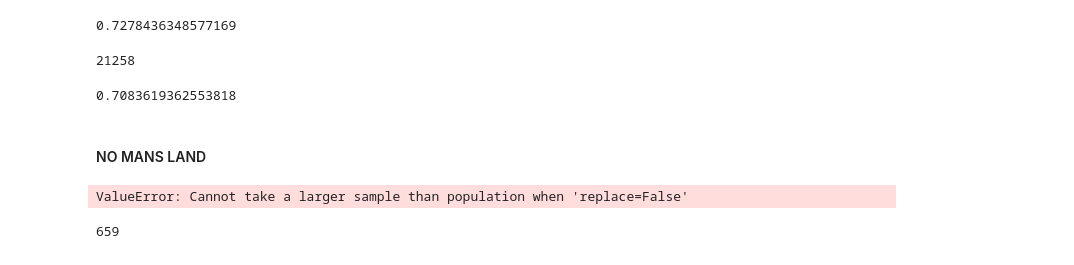
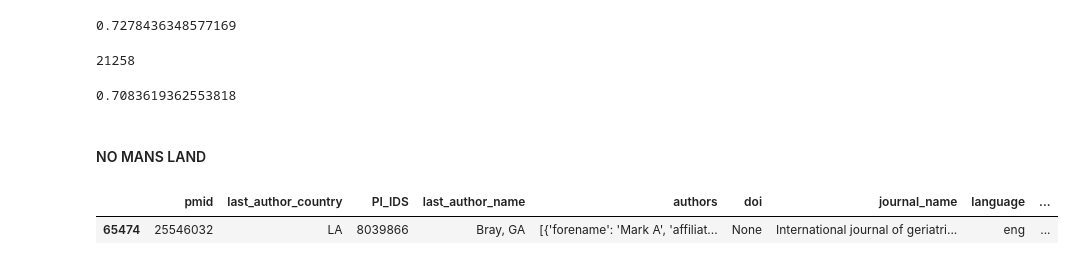
Before and after one commit to ShaulSolomon/academix-ydata-project-truncated, a Jupyter notebook: code/3_Logisitic_Regression_Model.ipynb, the cells around one changed output. Saved outputs shown, nothing was run; the diff lists cells and outputs as text; code cells hidden in the pictures.

```diff
--- a/code/3_Logisitic_Regression_Model.ipynb
+++ b/code/3_Logisitic_Regression_Model.ipynb
@@ -764,7 +761,7 @@ indie_authors = indie_authors[(indie_authors["PI_IDS_l"] != indie_authors["PI_ID
                             .drop_duplicates("last_author_name",keep="first") \
                             .set_index('last_author_name')
 
-indie_authors = list(indie_authors[(((indie_authors["pmid_l"] < 3) & \
+possible_authors_3 = list(indie_authors[(((indie_authors["pmid_l"] < 3) & \
                           (indie_authors["pmid_r"] < 3) & \
                           (indie_authors["pmid"] > 3)) | \
                     ((indie_authors["pmid_l"] < 3) & \
@@ -773,10 +770,7 @@ indie_authors = list(indie_authors[(((indie_authors["pmid_l"] < 3) & \
                     ((indie_authors["pmid_l"] > 3) & \
                           (indie_authors["pmid_r"] < 3) & \
                           (indie_authors["pmid"] < 3)))].index)
-len_all = len(indie_authors)
-np.random.seed(42)
-rand_auth = np.random.choice(range(len_all),50,replace=False)
-possible_authors_3 = list(np.array(indie_authors)[rand_auth])
+
 
 unique_authors = df.groupby('last_author_name')[["PI_IDS"]].nunique()
 unique_authors = unique_authors[unique_authors["PI_IDS"] == 1].index
@@ -786,11 +780,12 @@ len_all = len(indie_authors)
 np.random.seed(42)
 rand_auth = np.random.choice(range(len_all),50,replace=False)
 possible_authors_1 = list(np.array(indie_authors)[rand_auth])
+
+all_mix_authors = possible_authors_1 + possible_authors_2 + possible_authors_3
-# %% [output]
-ValueError: Cannot take a larger sample than population when 'replace=False'
 # %%
 all_mix_authors = possible_authors_1 + possible_authors_2 + possible_authors_3
-# %%
-len(all_mix_authors)
-# %% [output]
-659
+# %%
+df[df['last_author_name'] == 'Bray, GA']
+# %% [output]
+|  | pmid | last_author_country | PI_IDS | last_author_name | authors | doi | journal_name | language | ... |
+| 65474 | 25546032 | LA | 8039866 | Bray, GA | [{'forename': 'Mark A', 'affiliat... | None | International journal of geriatri... | eng | ... |
```
Also changed, not shown: parts of 2 cells of this notebook, 3 other files.
